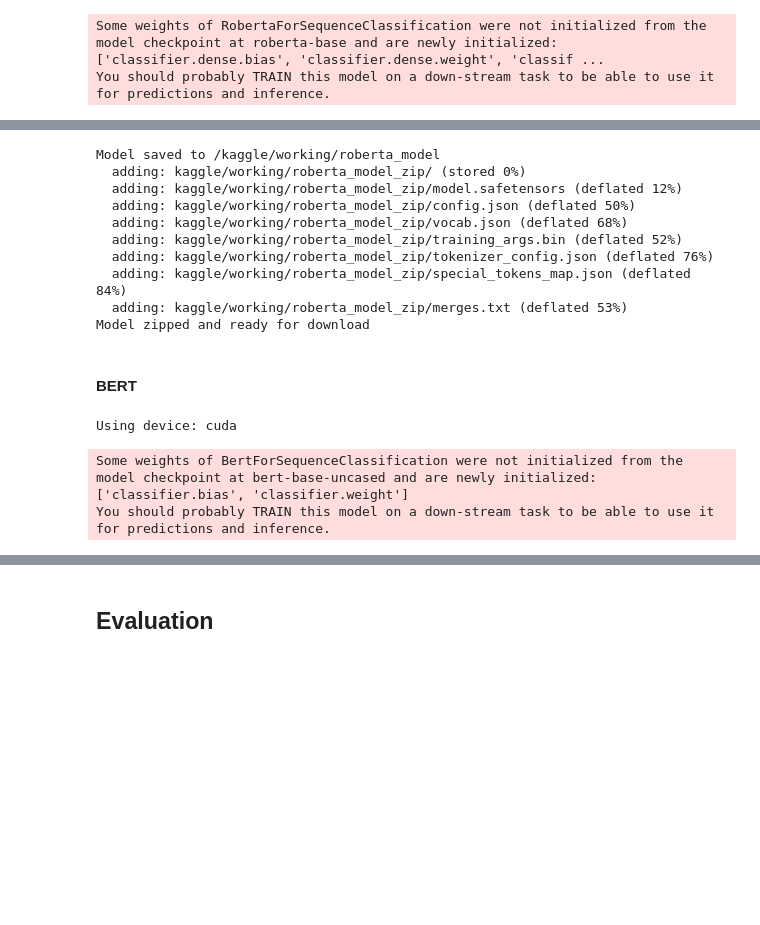
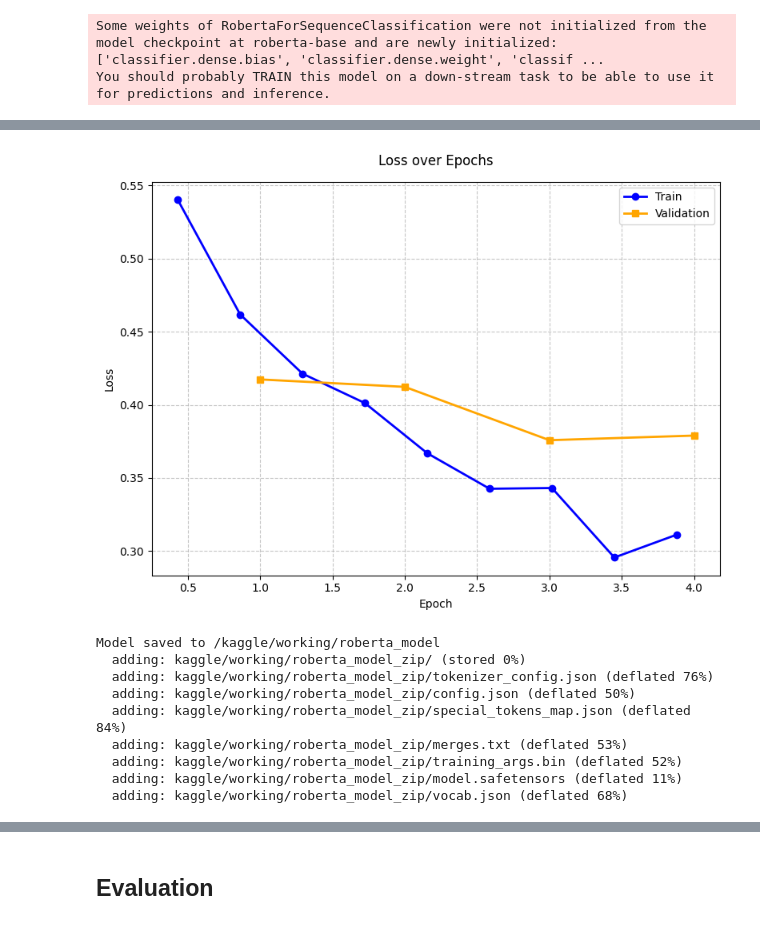
Before and after one commit to mwakad/Fake-News-Detection-, a Jupyter notebook: index.ipynb, the cells around one changed output, grey strips where cells are left out. Drawn from its saved outputs; the diff is of its cells as text; code cells hidden in the pictures; blank space fills up the shorter version.

```diff
--- a/index.ipynb
+++ b/index.ipynb
@@ -951,3 +830,39 @@ roberta_results.head()
+# %%
+# Get training and validation metrics
+train_metrics, val_metrics = extract_metrics(roberta_trainer, metrics_tracker)
+plt.figure(figsize=(8, 6))
+
+if not train_metrics.empty and 'loss' in train_metrics.columns:
+    plt.plot(
+        train_metrics['epoch'],
+        train_metrics['loss'],
+        color='blue',
+        label='Train',
+        marker='o',
+        linewidth=2)
+
+# Plot validation loss
+if 'eval_loss' in val_metrics.columns:
+    plt.plot(
+        val_metrics.index,
+        val_metrics['eval_loss'],
+        color='orange',
+        label='Validation',
+        marker='s',
+        linewidth=2)
+
+# Customize plot
+plt.title('Loss over Epochs', fontsize=12, pad=15)
+plt.xlabel('Epoch', fontsize=10)
+plt.ylabel('Loss', fontsize=10)
+plt.legend(fontsize=10)
+plt.grid(True, linestyle='--', alpha=0.7)
+plt.tick_params(axis='both', labelsize=10)
+plt.tight_layout()
+plt.savefig('roberta_loss_over_epochs.png', dpi=300, bbox_inches='tight')
+plt.show()
+# %% [output]
+[figure, added]
 # %%
 # Define the path to save the finetuned RoBERTa model
 model_path = "/kaggle/working/roberta_model"
@@ -964,37 +879,13 @@ print(f"Model saved to {model_path}")
 !mkdir -p /kaggle/working/roberta_model_zip
 !cp -r {model_path}/* /kaggle/working/roberta_model_zip/
 !zip -r /kaggle/working/roberta_model.zip /kaggle/working/roberta_model_zip
-
-print("Model zipped and ready for download")
 # %% [output]
 Model saved to /kaggle/working/roberta_model
   adding: kaggle/working/roberta_model_zip/ (stored 0%)
-  adding: kaggle/working/roberta_model_zip/model.safetensors (deflated 12%)
+  adding: kaggle/working/roberta_model_zip/tokenizer_config.json (deflated 76%)
   adding: kaggle/working/roberta_model_zip/config.json (deflated 50%)
-  adding: kaggle/working/roberta_model_zip/vocab.json (deflated 68%)
-  adding: kaggle/working/roberta_model_zip/training_args.bin (deflated 52%)
-  adding: kaggle/working/roberta_model_zip/tokenizer_config.json (deflated 76%)
   adding: kaggle/working/roberta_model_zip/special_tokens_map.json (deflated 84%)
   adding: kaggle/working/roberta_model_zip/merges.txt (deflated 53%)
-Model zipped and ready for download
+  adding: kaggle/working/roberta_model_zip/training_args.bin (deflated 52%)
+  adding: kaggle/working/roberta_model_zip/model.safetensors (deflated 11%)
+  adding: kaggle/working/roberta_model_zip/vocab.json (deflated 68%)
-# %% [markdown]
-#### **BERT**
-# %%
-from transformers import BertTokenizer, BertForSequenceClassification, Trainer, TrainingArguments
-# Set device
-device = torch.device("cuda" if torch.cuda.is_available() else "cpu")
-print(f"Using device: {device}")
-
-# Initialize BERT model and tokenizer
-model_name = "bert-base-uncased"
-bert_tokenizer = BertTokenizer.from_pretrained(model_name)
-bert_model = BertForSequenceClassification.from_pretrained(
-    model_name,
-    num_labels=2,
-    hidden_dropout_prob=0.2,    # Increased regularization
-    attention_probs_dropout_prob=0.2
-).to(device)
-# %% [output]
-Using device: cuda
-Some weights of BertForSequenceClassification were not initialized from the model checkpoint at bert-base-uncased and are newly initialized: ['classifier.bias', 'classifier.weight']
-You should probably TRAIN this model on a down-stream task to be able to use it for predictions and inference.
```
Also changed, not shown: parts of 59 cells of this notebook.
